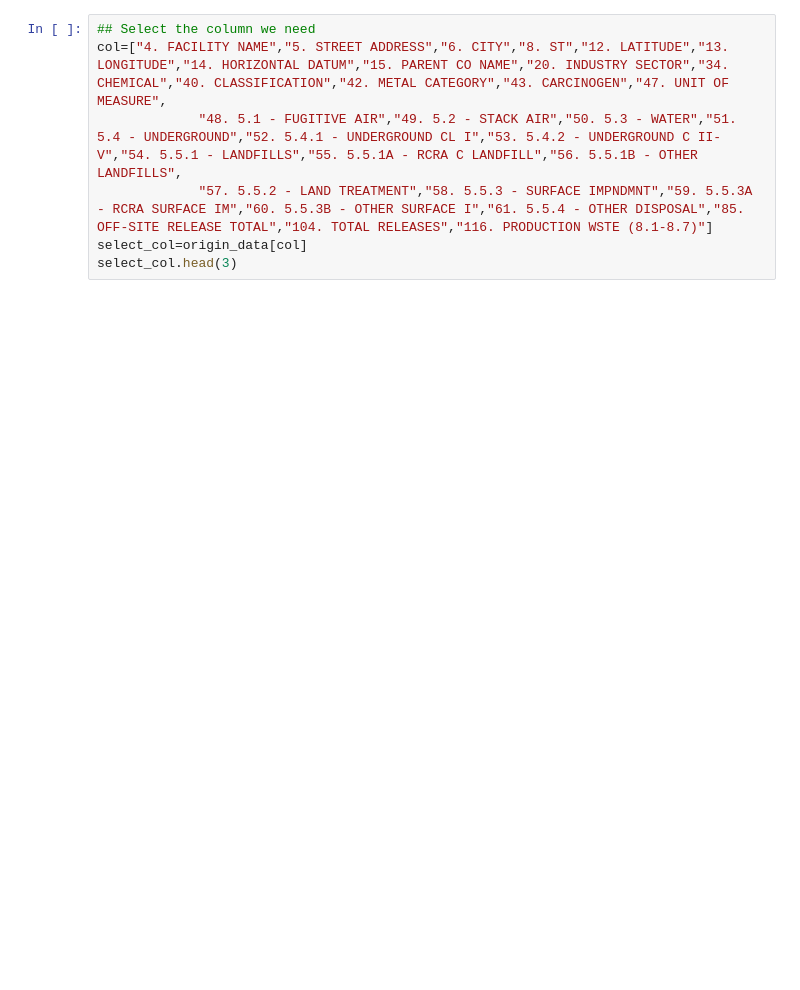
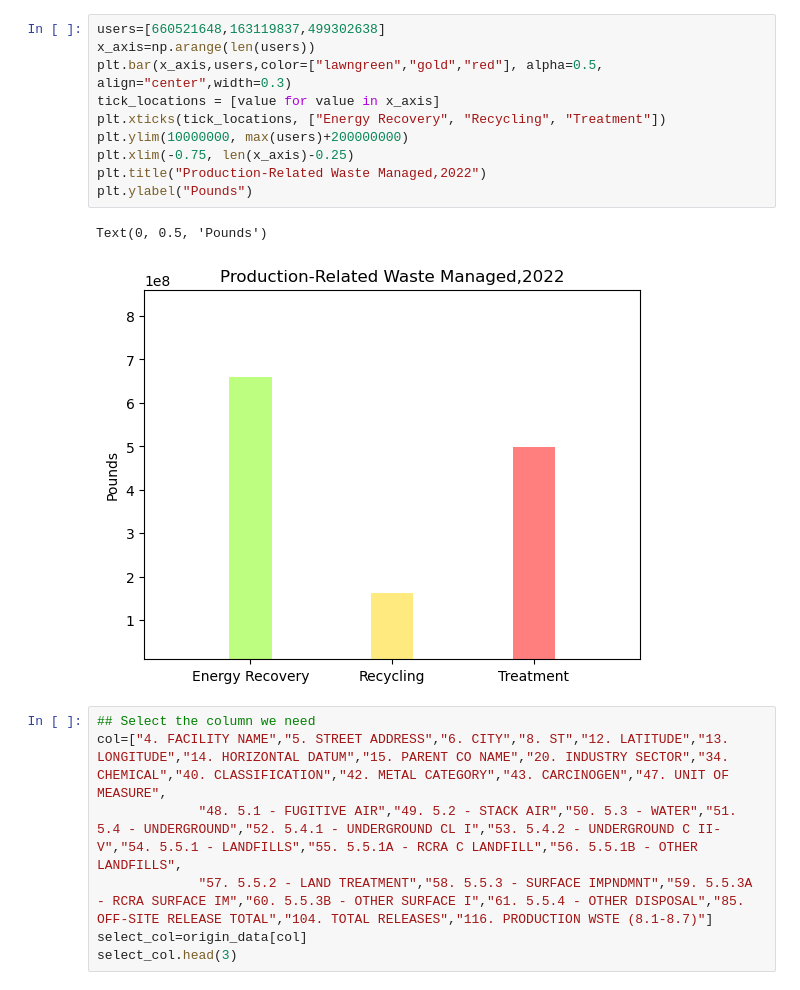
Before and after one commit to talaniz26/Project1Challenge-group4, a Jupyter notebook: data_exploration_cleanup.ipynb, the cells around one changed output. Cells and saved outputs as stored; diff of their text form; blank space fills up the shorter version.

```diff
--- a/data_exploration_cleanup.ipynb
+++ b/data_exploration_cleanup.ipynb
@@ -24,3 +45,16 @@ origin_data.head()
+# %%
+users=[660521648,163119837,499302638]
+x_axis=np.arange(len(users))
+plt.bar(x_axis,users,color=["lawngreen","gold","red"], alpha=0.5, align="center",width=0.3)
+tick_locations = [value for value in x_axis]
+plt.xticks(tick_locations, ["Energy Recovery", "Recycling", "Treatment"])
+plt.ylim(10000000, max(users)+200000000)
+plt.xlim(-0.75, len(x_axis)-0.25)
+plt.title("Production-Related Waste Managed,2022")
+plt.ylabel("Pounds")
+# %% [output]
+Text(0, 0.5, 'Pounds')
+[figure, added]
 # %%
 ## Select the column we need
 col=["4. FACILITY NAME","5. STREET ADDRESS","6. CITY","8. ST","12. LATITUDE","13. LONGITUDE","14. HORIZONTAL DATUM","15. PARENT CO NAME","20. INDUSTRY SECTOR","34. CHEMICAL","40. CLASSIFICATION","42. METAL CATEGORY","43. CARCINOGEN","47. UNIT OF MEASURE",
```
Also changed, not shown: parts of 3 cells of this notebook.
